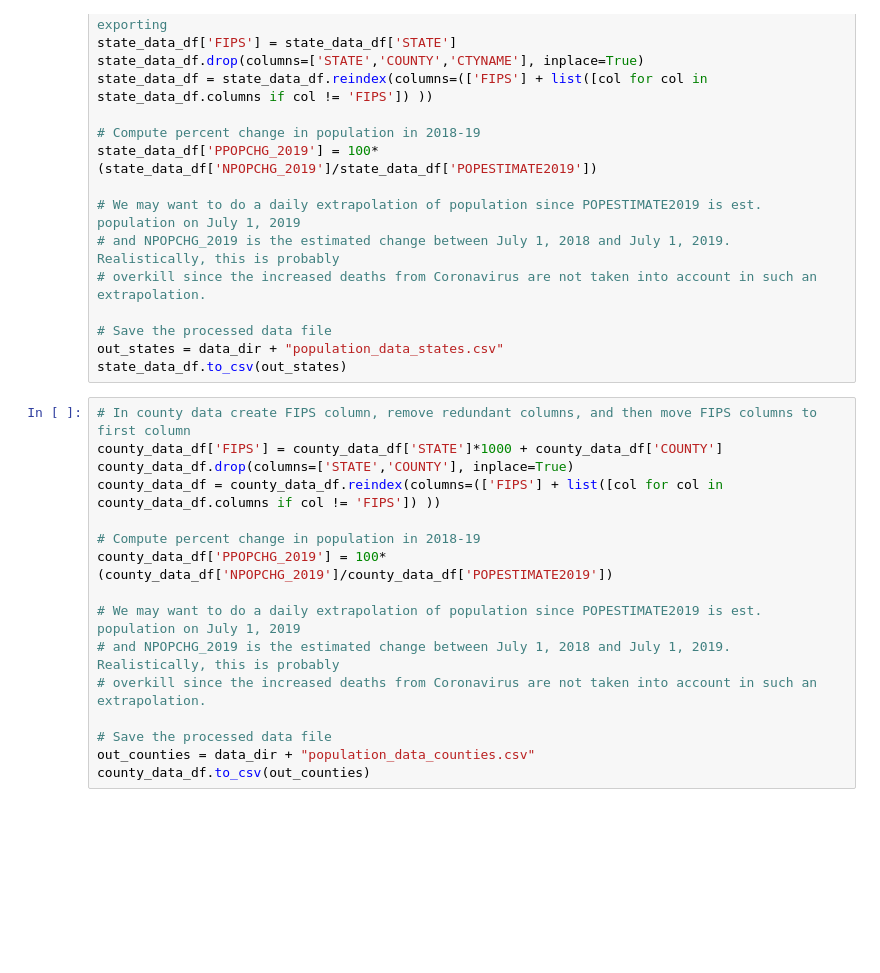
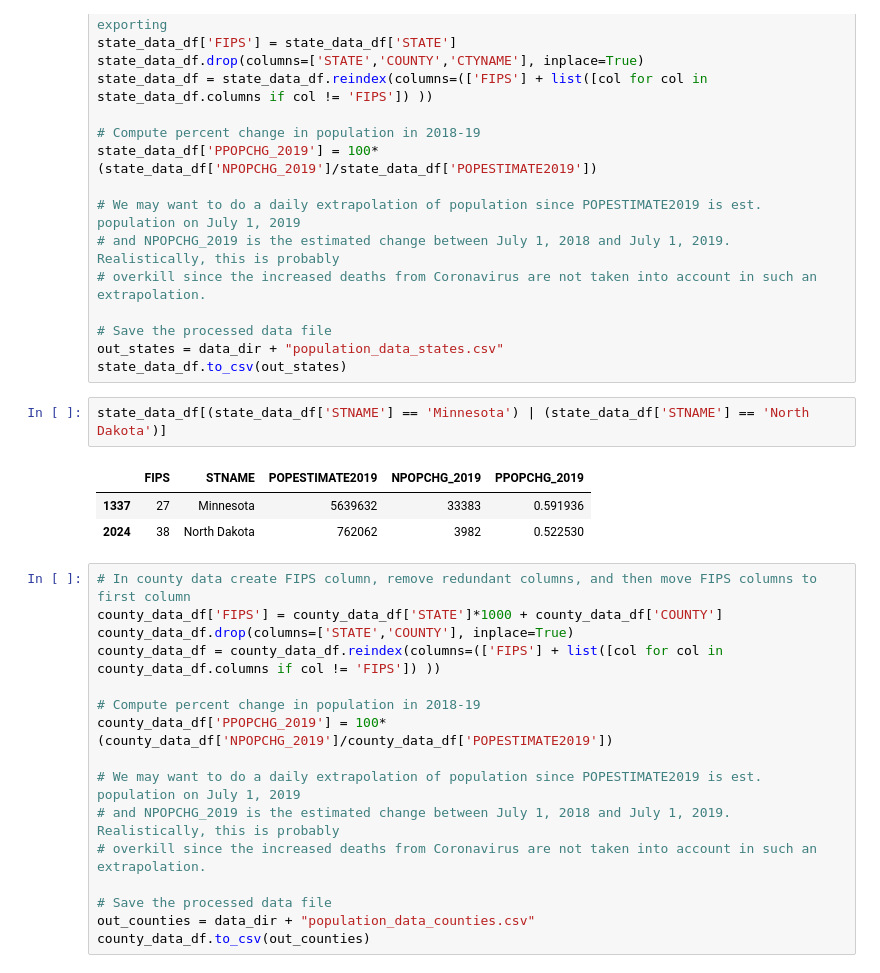
Before and after one commit to JuanCab/COVID_DataViz, a Jupyter notebook: Test_Read_Data.ipynb, the cells around one changed output. Cells and saved outputs as stored; diff of their text form; blank space fills up the shorter version.

```diff
--- a/Test_Read_Data.ipynb
+++ b/Test_Read_Data.ipynb
@@ -62,6 +59,12 @@ state_data_df['PPOPCHG_2019'] = 100*(state_data_df['NPOPCHG_2019']/state_data_df
 # Save the processed data file
 out_states = data_dir + "population_data_states.csv"
 state_data_df.to_csv(out_states)
+# %%
+state_data_df[(state_data_df['STNAME'] == 'Minnesota') | (state_data_df['STNAME'] == 'North Dakota')]
+# %% [output]
+|  | FIPS | STNAME | POPESTIMATE2019 | NPOPCHG_2019 | PPOPCHG_2019 |
+| 1337 | 27 | Minnesota | 5639632 | 33383 | 0.591936 |
+| 2024 | 38 | North Dakota | 762062 | 3982 | 0.522530 |
 # %%
 # In county data create FIPS column, remove redundant columns, and then move FIPS columns to first column
 county_data_df['FIPS'] = county_data_df['STATE']*1000 + county_data_df['COUNTY']
```
Also changed, not shown: parts of 20 cells of this notebook, 1 other file.
